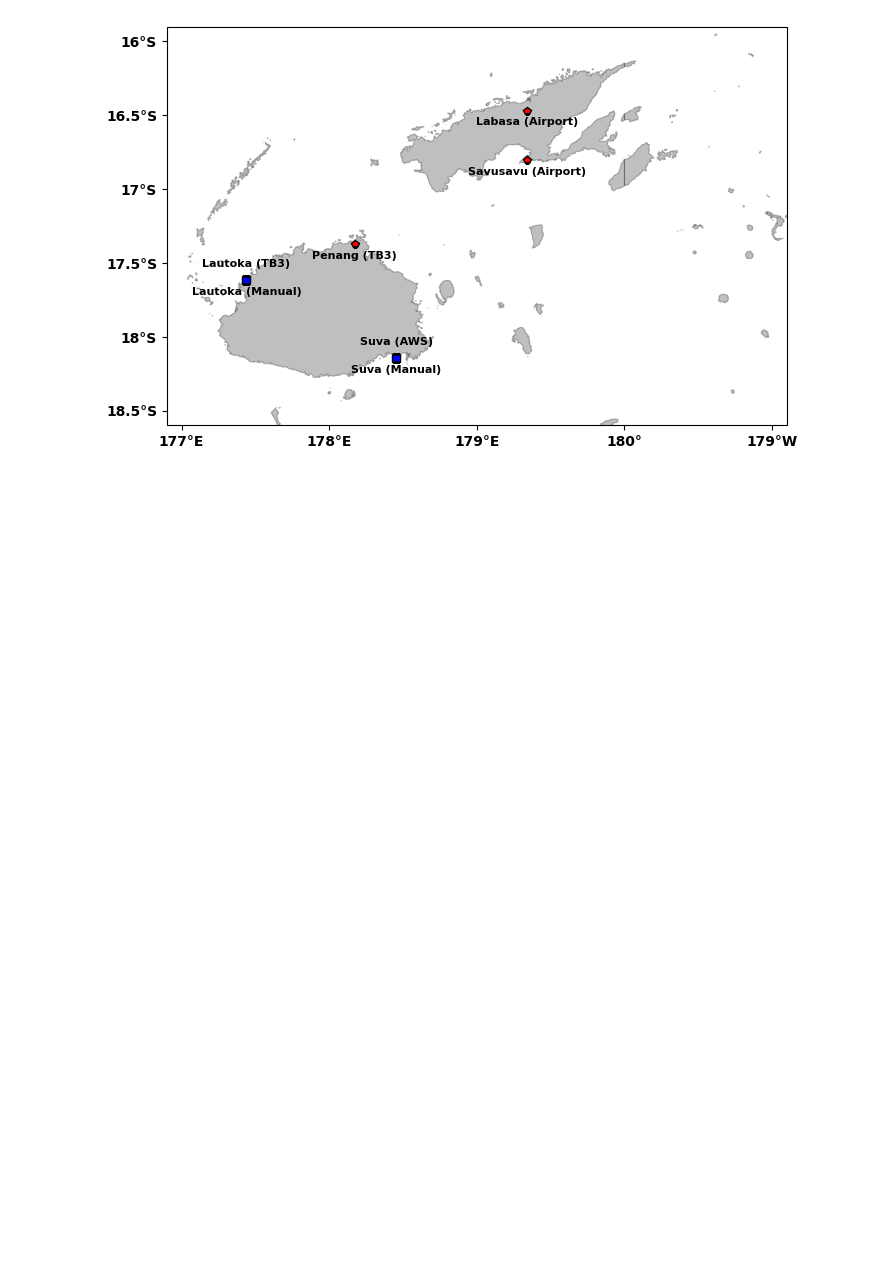
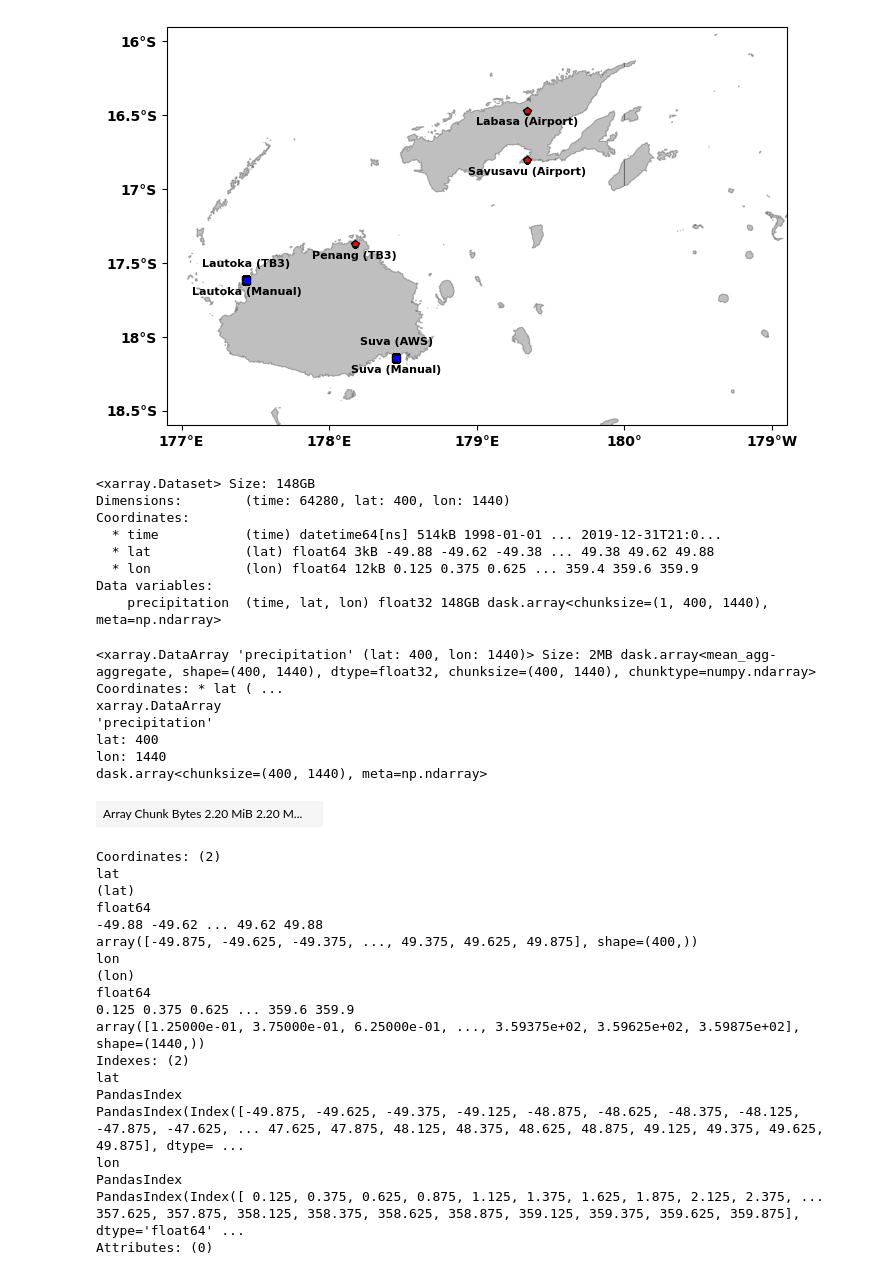
Before and after one commit to 21centuryweather/hk25-AusNode-ExtremePrecipitation, a Jupyter notebook: Data/Stations/Fiji_Meteorological_Service/Fiji_stations_process_AC.ipynb, the cells around one changed output. Drawn from its saved outputs; the diff is of its cells as text; code cells hidden in the pictures; blank space fills up the shorter version.

```diff
--- a/Data/Stations/Fiji_Meteorological_Service/Fiji_stations_process_AC.ipynb
+++ b/Data/Stations/Fiji_Meteorological_Service/Fiji_stations_process_AC.ipynb
@@ -136,2 +135,44 @@ plt.savefig(data_path + 'Fiji_station_locations.pdf', format='pdf', bbox_inches=
 # %% [output]
 [figure]
+# %%
+#Compute mean TRMM rainfall (from 3 hourly data) (1998-01-01 to 2019-12-31)
+trmm_path = '/Users/ashneelchandra/Library/CloudStorage/Dropbox/documents/Data/TRMM_3B42/precipitation/' #Path to TRMM data
+trmm_data = xr.open_mfdataset(trmm_path + 'TRMM.precipitation.1998-2019.3hour.nc')
+print(trmm_data)
+trmm_mean_3hourly = trmm_data.precipitation.mean(dim='time')
+trmm_mean_3hourly
+# %% [output]
+<xarray.Dataset> Size: 148GB
+Dimensions:        (time: 64280, lat: 400, lon: 1440)
+Coordinates:
+  * time           (time) datetime64[ns] 514kB 1998-01-01 ... 2019-12-31T21:0...
+  * lat            (lat) float64 3kB -49.88 -49.62 -49.38 ... 49.38 49.62 49.88
+  * lon            (lon) float64 12kB 0.125 0.375 0.625 ... 359.4 359.6 359.9
+Data variables:
+    precipitation  (time, lat, lon) float32 148GB dask.array<chunksize=(1, 400, 1440), meta=np.ndarray>
+<xarray.DataArray 'precipitation' (lat: 400, lon: 1440)> Size: 2MB dask.array<mean_agg-aggregate, shape=(400, 1440), dtype=float32, chunksize=(400, 1440), chunktype=numpy.ndarray> Coordinates: * lat ( ...
+xarray.DataArray
+'precipitation'
+lat: 400
+lon: 1440
+dask.array<chunksize=(400, 1440), meta=np.ndarray>
+| Array Chunk Bytes 2.20 MiB 2.20 M... |  |
+Coordinates: (2)
+lat
+(lat)
+float64
+-49.88 -49.62 ... 49.62 49.88
+array([-49.875, -49.625, -49.375, ..., 49.375, 49.625, 49.875], shape=(400,))
+lon
+(lon)
+float64
+0.125 0.375 0.625 ... 359.6 359.9
+array([1.25000e-01, 3.75000e-01, 6.25000e-01, ..., 3.59375e+02, 3.59625e+02, 3.59875e+02], shape=(1440,))
+Indexes: (2)
+lat
+PandasIndex
+PandasIndex(Index([-49.875, -49.625, -49.375, -49.125, -48.875, -48.625, -48.375, -48.125, -47.875, -47.625, ... 47.625, 47.875, 48.125, 48.375, 48.625, 48.875, 49.125, 49.375, 49.625, 49.875], dtype= ...
+lon
+PandasIndex
+PandasIndex(Index([ 0.125, 0.375, 0.625, 0.875, 1.125, 1.375, 1.625, 1.875, 2.125, 2.375, ... 357.625, 357.875, 358.125, 358.375, 358.625, 358.875, 359.125, 359.375, 359.625, 359.875], dtype='float64' ...
+Attributes: (0)
```
Also changed, not shown: parts of 4 cells of this notebook, 7 other files.
